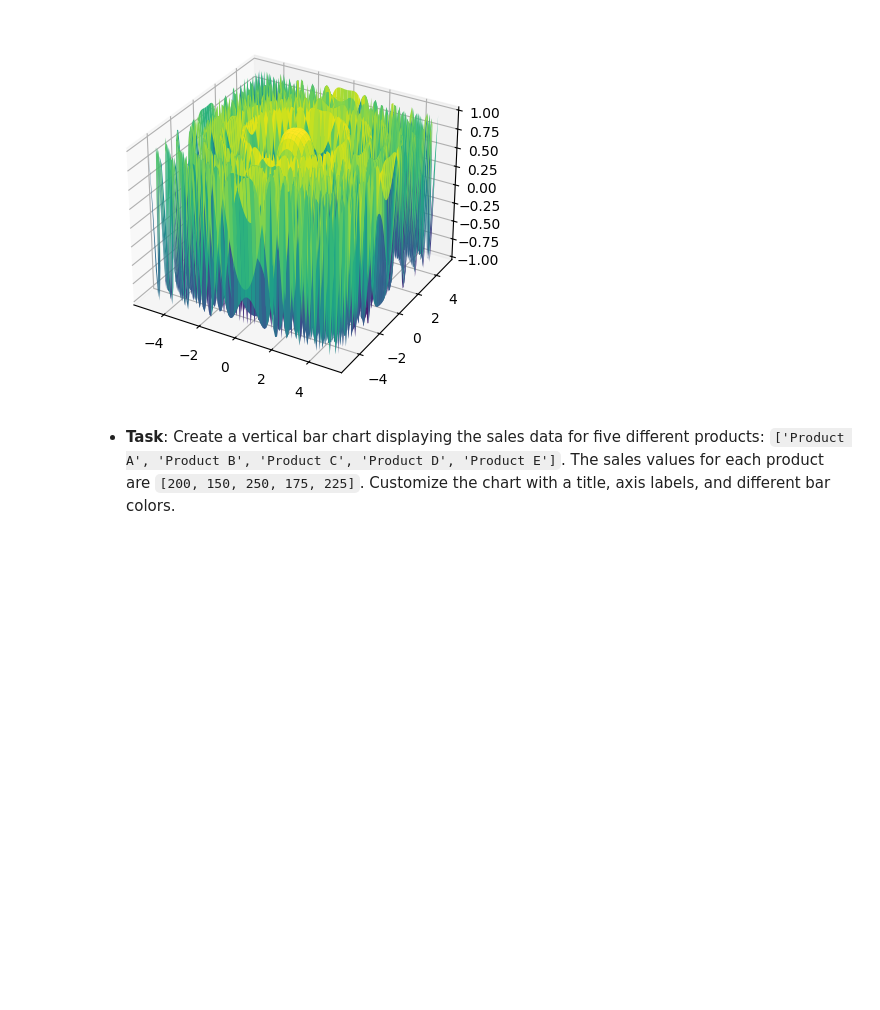
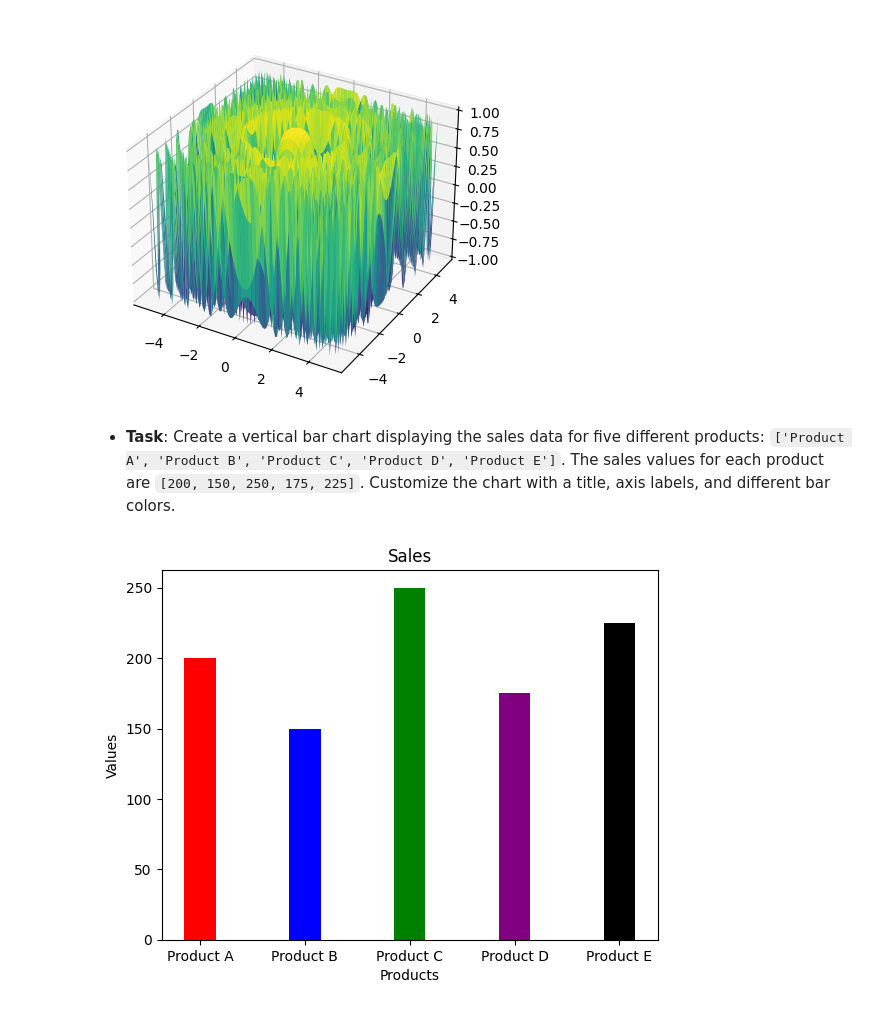
Before and after one commit to abdulaziz2212/MAAB, a Jupyter notebook: lesson-17/homework/task.ipynb, the cells around one changed output. Drawn from its saved outputs; the diff is of its cells as text; code cells hidden in the pictures; blank space fills up the shorter version.

```diff
--- a/lesson-17/homework/task.ipynb
+++ b/lesson-17/homework/task.ipynb
@@ -103,3 +103,15 @@ ax.plot_surface(xx, yy, zz, cmap='viridis')
 [figure]
 # %% [markdown]
 - **Task**: Create a vertical bar chart displaying the sales data for five different products: `['Product A', 'Product B', 'Product C', 'Product D', 'Product E']`. The sales values for each product are `[200, 150, 250, 175, 225]`. Customize the chart with a title, axis labels, and different bar colors.
+# %%
+categories = ['Product A', 'Product B', 'Product C', 'Product D', 'Product E']
+values = [200, 150, 250, 175, 225]
+colors = ['red', 'blue', 'green', 'purple','black']
+
+plt.bar(categories, values, color=colors, width=0.3)
+plt.title('Sales')
+plt.xlabel('Products')
+plt.ylabel('Values')
+plt.show()
+# %% [output]
+[figure, added]
```
Also changed, not shown: parts of 4 cells of this notebook.
